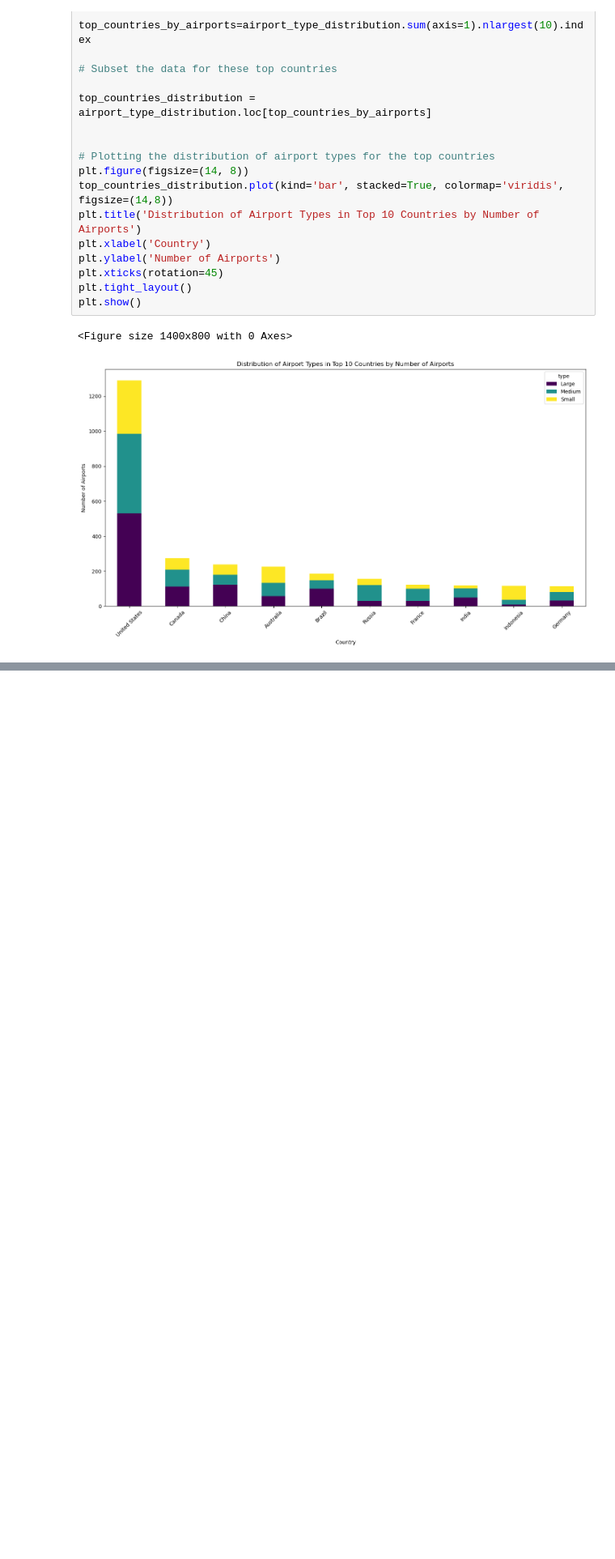
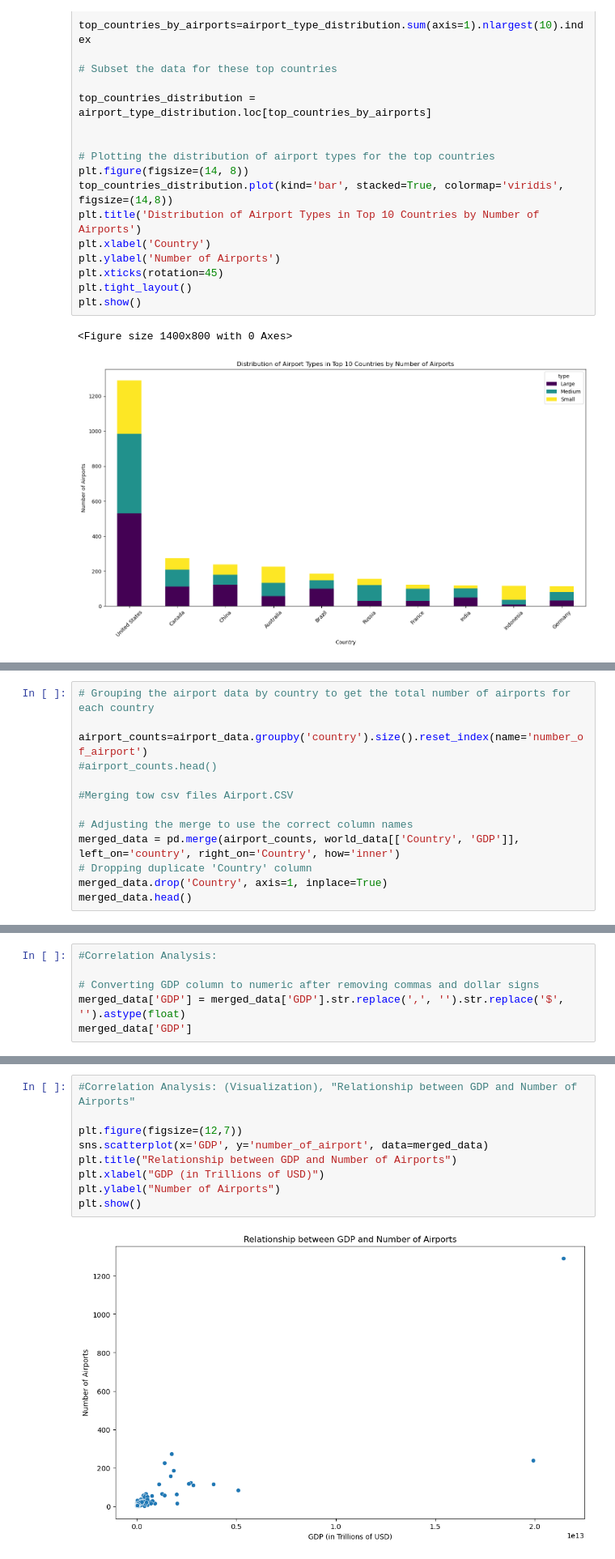
Before and after one commit to Ahnafshabik/LHL-Final-Project-Global-Airport-Analysis-, a Jupyter notebook: Analysis.ipynb, the cells around one changed output, grey strips where cells are left out. Shown: that part at 81% size. Saved outputs shown, nothing was run; the diff lists cells and outputs as text; blank space fills up the shorter version.

```diff
--- a/Analysis.ipynb
+++ b/Analysis.ipynb
@@ -88,0 +95,13 @@ plt.show()
+# %%
+# Grouping the airport data by country to get the total number of airports for each country
+
+airport_counts=airport_data.groupby('country').size().reset_index(name='number_of_airport')
+#airport_counts.head()
+
+#Merging tow csv files Airport.CSV
+
+# Adjusting the merge to use the correct column names
+merged_data = pd.merge(airport_counts, world_data[['Country', 'GDP']], left_on='country', right_on='Country', how='inner')
+# Dropping duplicate 'Country' column
+merged_data.drop('Country', axis=1, inplace=True)
+merged_data.head()
@@ -88,0 +115,6 @@ plt.show()
+# %%
+#Correlation Analysis:
+
+# Converting GDP column to numeric after removing commas and dollar signs
+merged_data['GDP'] = merged_data['GDP'].str.replace(',', '').str.replace('$', '').astype(float)
+merged_data['GDP']
@@ -88,0 +144,11 @@ plt.show()
+# %%
+#Correlation Analysis: (Visualization), "Relationship between GDP and Number of Airports"
+
+plt.figure(figsize=(12,7))
+sns.scatterplot(x='GDP', y='number_of_airport', data=merged_data)
+plt.title("Relationship between GDP and Number of Airports")
+plt.xlabel("GDP (in Trillions of USD)")
+plt.ylabel("Number of Airports")
+plt.show()
+# %% [output]
+[figure, added]
```
Also changed, not shown: parts of 9 cells of this notebook, 5 other files.
